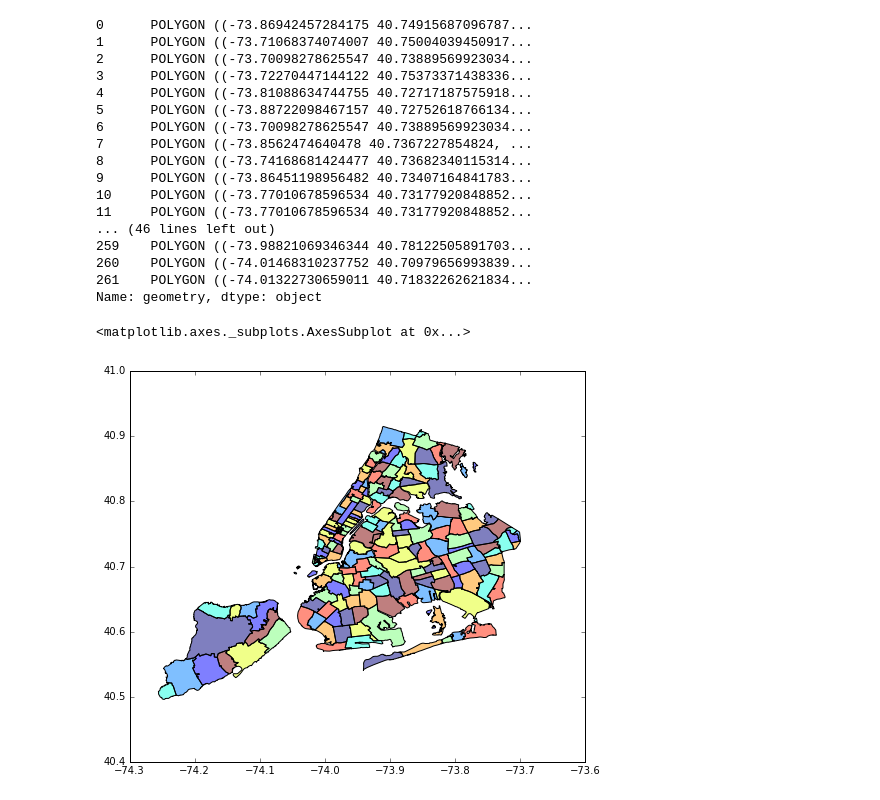
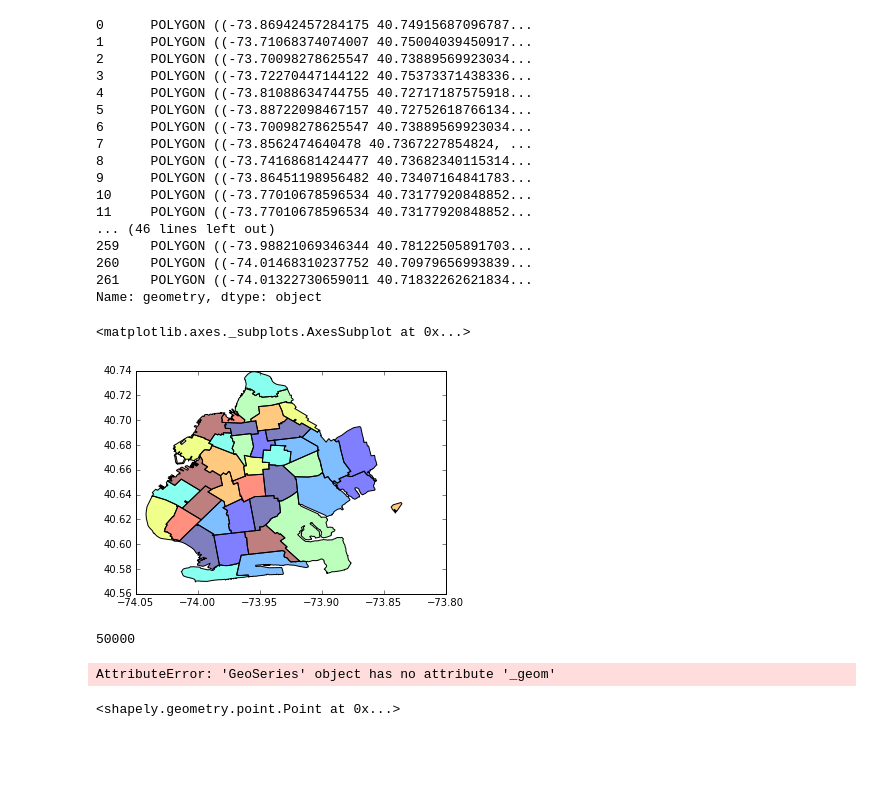
Before and after one commit to cjallow/DataScience-Project, a Jupyter notebook: geopandas.ipynb, the cells around one changed output. Drawn from its saved outputs; the diff is of its cells as text; code cells hidden in the pictures; blank space fills up the shorter version.

```diff
--- a/geopandas.ipynb
+++ b/geopandas.ipynb
@@ -57,10 +58,31 @@ bb.geometry
 260    POLYGON ((-74.01468310237752 40.70979656993839...
 261    POLYGON ((-74.01322730659011 40.71832262621834...
 Name: geometry, dtype: object
-# %%
-bb.plot(figsize=(14,7))
-# %% [output]
-<matplotlib.axes._subplots.AxesSubplot at 0x...>
-[figure, removed]
+# %%
+bk = bb[bb.CTY_FIPS == '047']
+bk_reset_idx = bk.reset_index()
+bk_reset_idx.plot()
+# %% [output]
+<matplotlib.axes._subplots.AxesSubplot at 0x...>
+[figure, added]
+# %%
+mydf = pd.read_csv('checker.csv', sep ='\t')
+pkBK = []
+for i in range (len(mydf)):
+    pkBK.append(geom.Point(mydf.pickup_longitude.iloc[i], mydf.pickup_latitude.iloc[i]))
+len(pkBK)
+# %% [output]
+50000
+# %%
+pp_BK = gpd.GeoSeries(pkBK)
+#for i in range(len(pp_BK)):
+pp_BK_df = pp_BK[pp_BK.convex_hull[1].within(bk_reset_idx.geometry) == True]
+#pp_BK.convex_hull[1].convex_hull
+# %% [output]
+AttributeError: 'GeoSeries' object has no attribute '_geom'
+# %%
+pp_BK[1]
+# %% [output]
+<shapely.geometry.point.Point at 0x...>
 # %%
 sum(bb.area)
```
Also changed, not shown: parts of 9 cells of this notebook, 1 other file.
